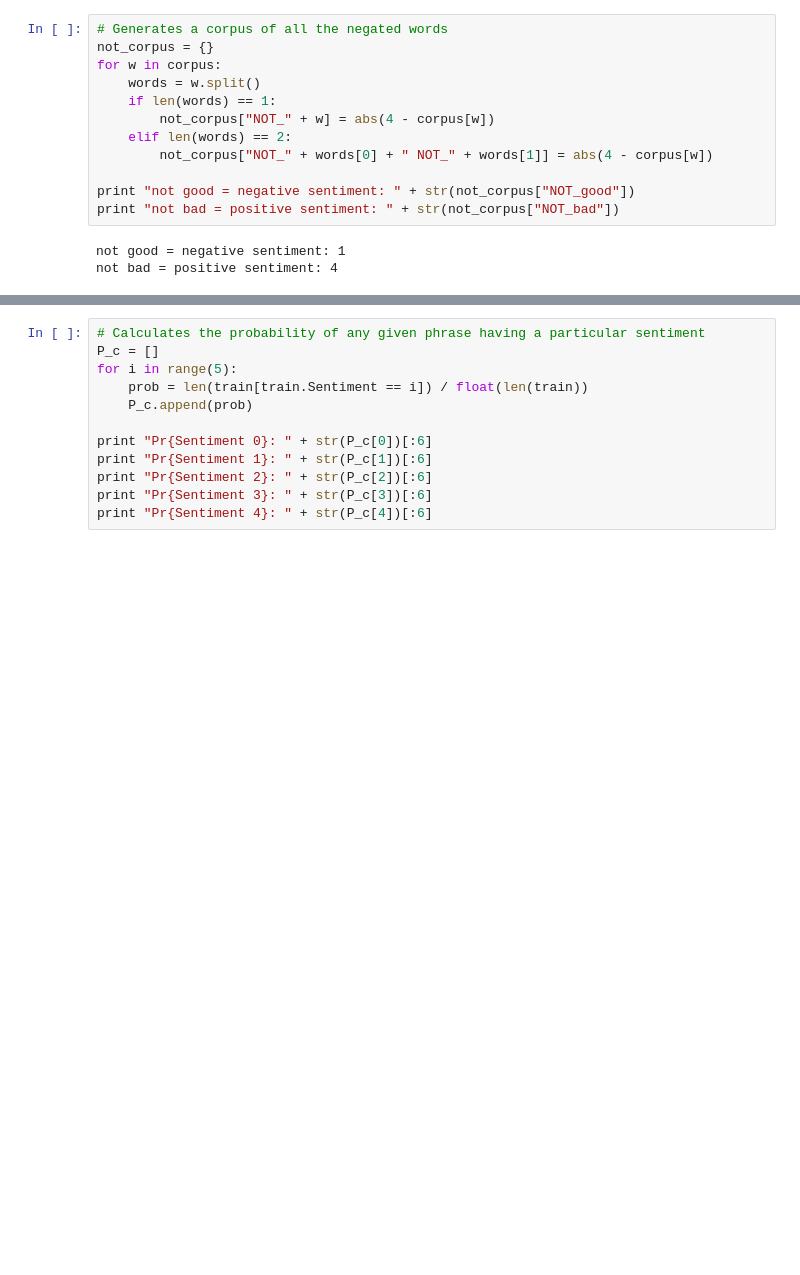
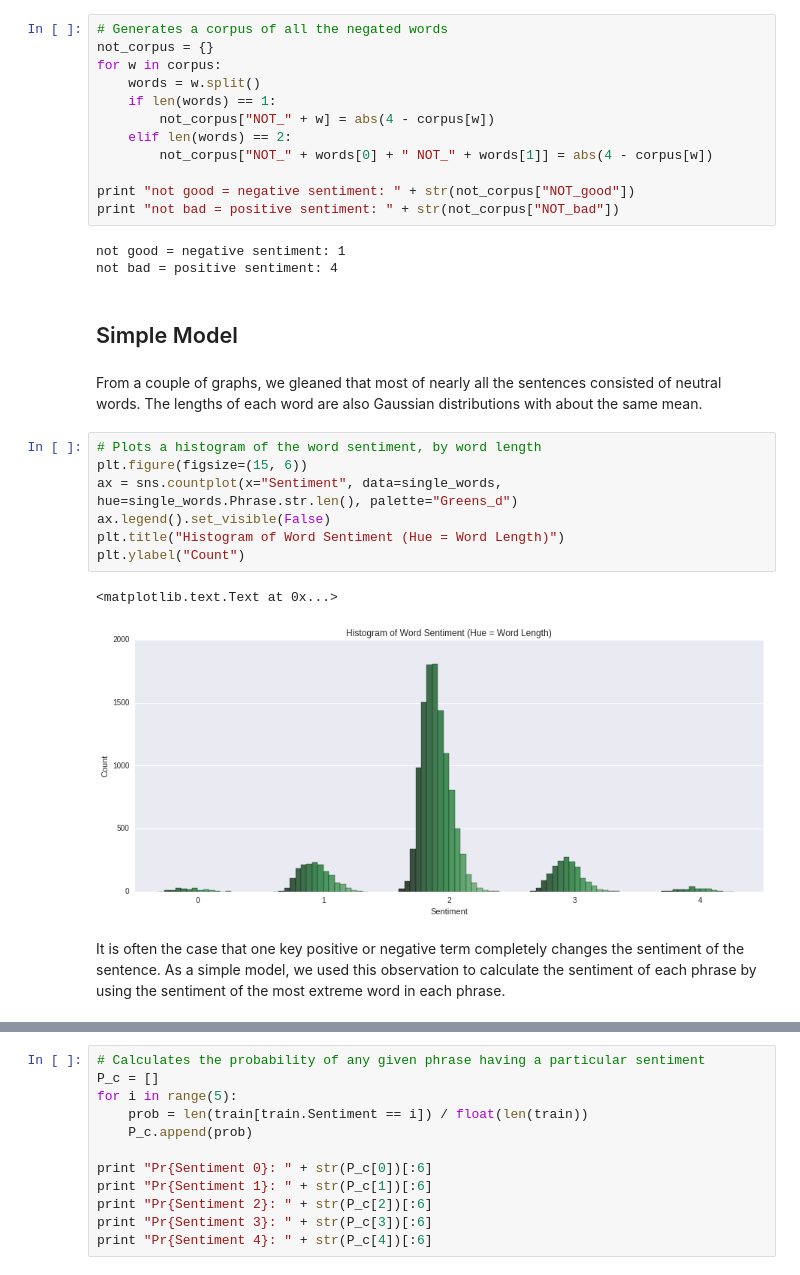
Before and after one commit to paulruvolo/DataScience16CYOA, a Jupyter notebook: overall_story.ipynb, the cells around one changed output, grey strips where cells are left out. Drawn from its saved outputs; the diff is of its cells as text; blank space fills up the shorter version.

```diff
--- a/overall_story.ipynb
+++ b/overall_story.ipynb
@@ -179,3 +213,19 @@ print "not bad = positive sentiment: " + str(not_corpus["NOT_bad"])
 # %% [output]
 not good = negative sentiment: 1
 not bad = positive sentiment: 4
+# %% [markdown]
+## Simple Model
+# %% [markdown]
+From a couple of graphs, we gleaned that most of nearly all the sentences consisted of neutral words. The lengths of each word are also Gaussian distributions with about the same mean.
+# %%
+# Plots a histogram of the word sentiment, by word length
+plt.figure(figsize=(15, 6))
+ax = sns.countplot(x="Sentiment", data=single_words, hue=single_words.Phrase.str.len(), palette="Greens_d")
+ax.legend().set_visible(False)
+plt.title("Histogram of Word Sentiment (Hue = Word Length)")
+plt.ylabel("Count")
+# %% [output]
+<matplotlib.text.Text at 0x...>
+[figure, added]
+# %% [markdown]
+It is often the case that one key positive or negative term completely changes the sentiment of the sentence. As a simple model, we used this observation to calculate the sentiment of each phrase by using the sentiment of the most extreme word in each phrase.
```
Also changed, not shown: parts of 38 cells of this notebook, 7 other files.
